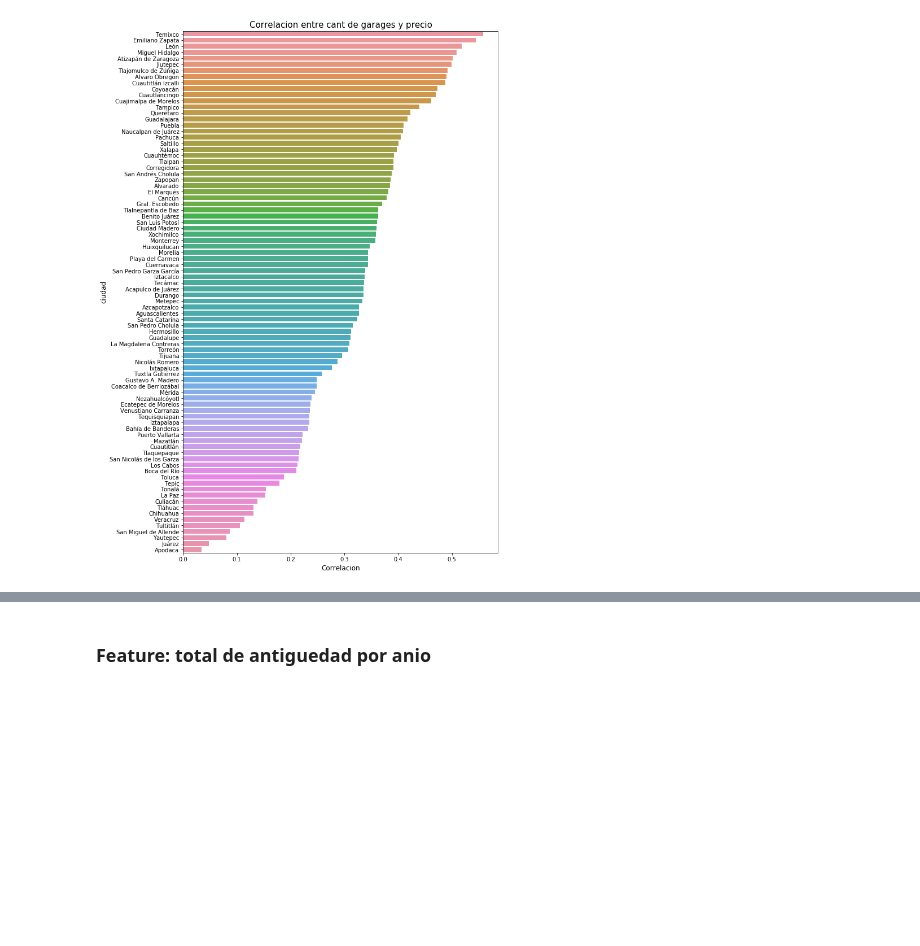
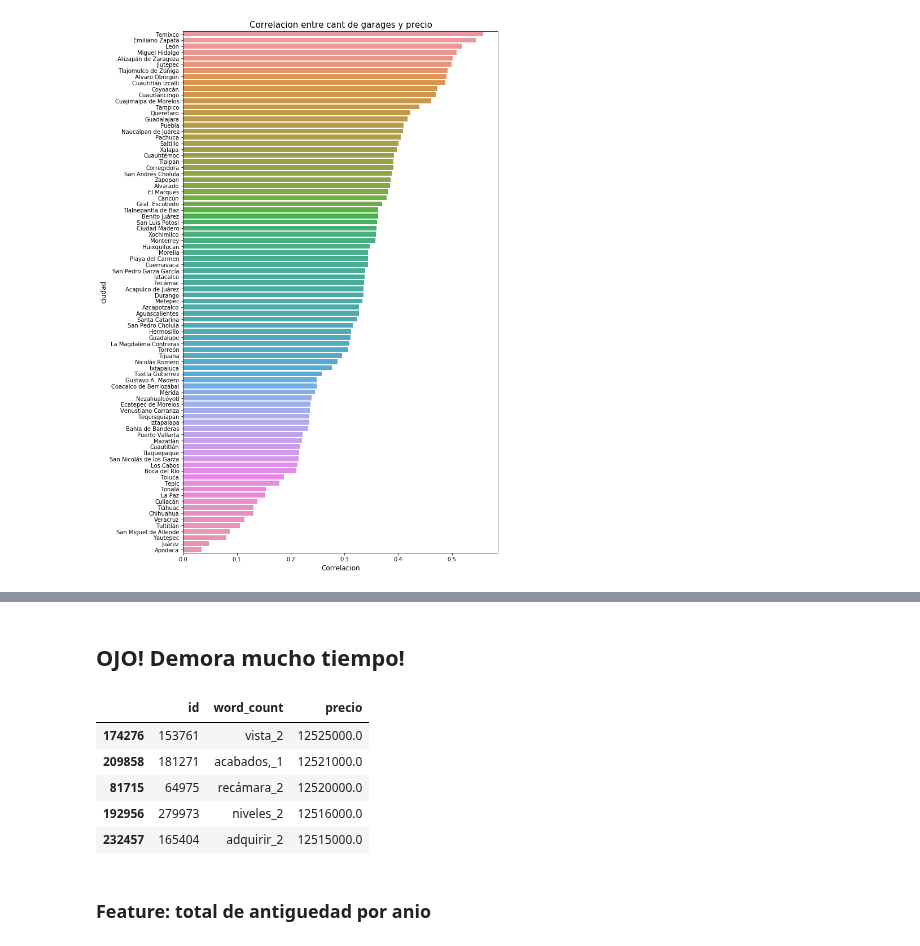
Before and after one commit to Alaneta/Datacones, a Jupyter notebook: tp2/1_Features_XG.ipynb, the cells around one changed output, grey strips where cells are left out. Saved outputs shown, nothing was run; the diff lists cells and outputs as text; code cells hidden in the pictures; blank space fills up the shorter version.

Commit message:
parseo parcial de descrip

```diff
--- a/tp2/1_Features_XG.ipynb
+++ b/tp2/1_Features_XG.ipynb
@@ -346,0 +349,49 @@ test_set = test_set.merge(dfgpc[['ciudad','corr_p_gar_ciu']], on = 'ciudad', how
+# %%
+dfdesc = data
+# %%
+def is_nan(x):
+    return (x is np.nan or x != x)
+# %%
+def count_word_desc(desc):
+    res = []
+    if(is_nan(desc)):
+        return [('',0)]
+    for word in str(desc).split(' '):
+        if(len(word) > 4):
+            res.append((word,1))
+    return res
+# %%
+def desc_word_max(row):
+    global i_count_word_max
+    print("it... "+str(i_count_word_max))
+    i_count = i_count + 1
+    res = count_word_desc(row['descripcion'])
+    if(len(res) == 0):
+        return "0"
+    #print("Test "+str(res))
+    df = pd.DataFrame(res)
+    #print(df)
+    #print('flag1')
+    df.rename(columns={0:'word',1:'count'},inplace=True)
+    #print('aca2')
+    df = df.groupby(by='word').sum().sort_values('count',ascending=False).reset_index()
+    #print('flag2')
+    #df = gdf.sum().sort_values('count',ascending=False).reset_index()
+    #print('flag4')
+    #print(df)
+    r_word = str(df['word'][0]) + "_" + str(df['count'][0])
+    return r_word
+    #return r_word #+ str(df.head(1)['count'])
+    #return -1
+# %% [markdown]
+## OJO! Demora mucho tiempo!
+# %%
+i_count_word_max = 0
+dfdesc['word_count'] = dfdesc.apply(desc_word_max,axis=1)
+# %% [output]
+|  | id | word_count | precio |
+| 174276 | 153761 | vista_2 | 12525000.0 |
+| 209858 | 181271 | acabados,_1 | 12521000.0 |
+| 81715 | 64975 | recámara_2 | 12520000.0 |
+| 192956 | 279973 | niveles_2 | 12516000.0 |
+| 232457 | 165404 | adquirir_2 | 12515000.0 |
```
Also changed, not shown: parts of 5 cells of this notebook.
